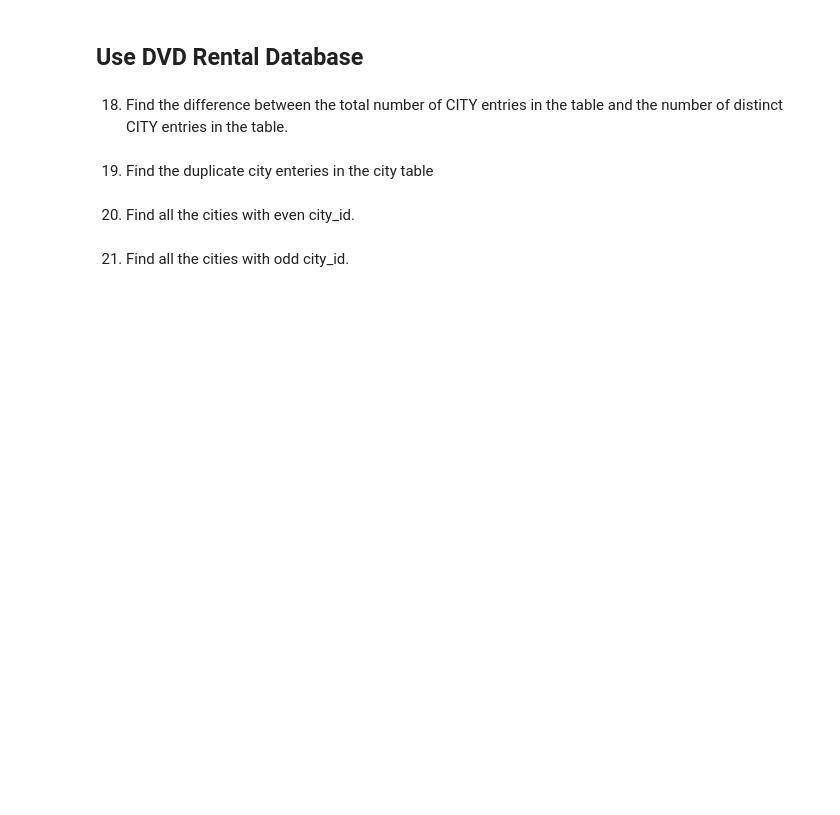
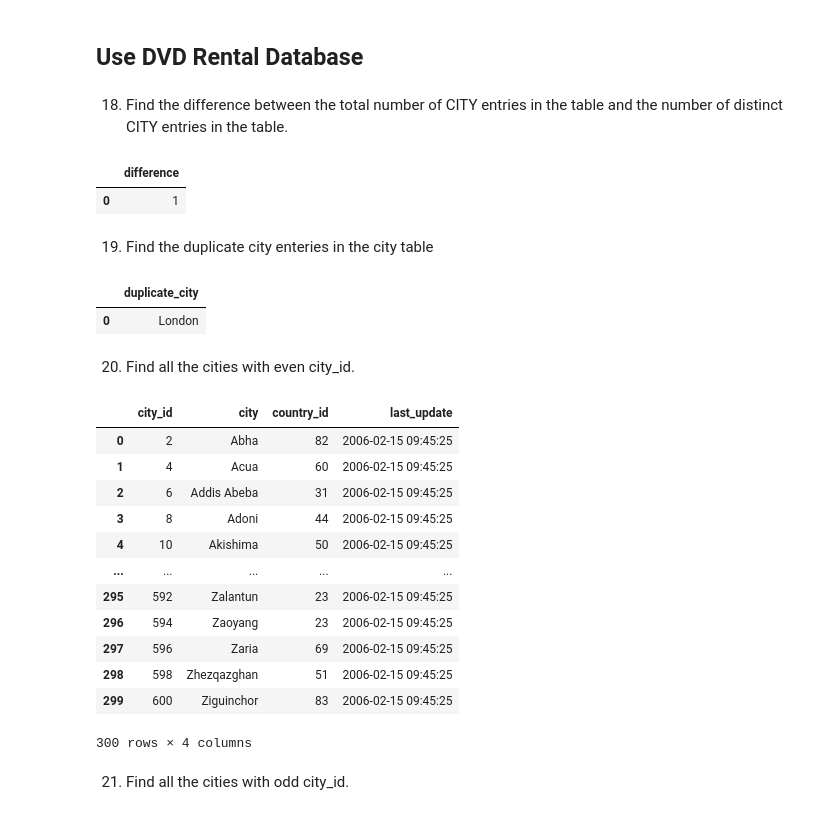
Before and after one commit to kal-nemi/postgresql-database-application, a Jupyter notebook: DatabaseApplication-Assignment-2.ipynb, the cells around one changed output. Saved outputs shown, nothing was run; the diff lists cells and outputs as text; code cells hidden in the pictures; blank space fills up the shorter version.

```diff
--- a/DatabaseApplication-Assignment-2.ipynb
+++ b/DatabaseApplication-Assignment-2.ipynb
@@ -47,10 +394,60 @@ import pandas.io.sql as sqlio
 # %% [markdown]
 ## Use DVD Rental Database
+# %%
+# Set up connection with DVD Rental Database
+conn = psycopg2.connect(user="postgres", password="vishal", host="localhost", database="DVDRental")
 # %% [markdown]
 18. Find the difference between the total number of CITY entries in the table and the number of distinct CITY entries in the table.
+# %%
+query = """
+SELECT COUNT(city) - COUNT(DISTINCT (city)) difference
+FROM city;
+"""
+#execute query and save it to a variable
+dataset = sqlio.read_sql_query(query,conn)
+dataset
+# %% [output]
+|  | difference |
+| 0 | 1 |
 # %% [markdown]
 19. Find the duplicate city enteries in the city table
+# %%
+query = """
+SELECT city duplicate_city
+FROM city
+GROUP BY city
+HAVING COUNT(city) > 1;
+"""
+#execute query and save it to a variable
+dataset = sqlio.read_sql_query(query,conn)
+dataset
+# %% [output]
+|  | duplicate_city |
+| 0 | London |
 # %% [markdown]
 20. Find all the cities with even city_id.
+# %%
+query = """
+SELECT *
+FROM city
+WHERE city_id % 2 = 0;
+"""
+#execute query and save it to a variable
+dataset = sqlio.read_sql_query(query,conn)
+dataset
+# %% [output]
+|  | city_id | city | country_id | last_update |
+| 0 | 2 | Abha | 82 | 2006-02-15 09:45:25 |
+| 1 | 4 | Acua | 60 | 2006-02-15 09:45:25 |
+| 2 | 6 | Addis Abeba | 31 | 2006-02-15 09:45:25 |
+| 3 | 8 | Adoni | 44 | 2006-02-15 09:45:25 |
+| 4 | 10 | Akishima | 50 | 2006-02-15 09:45:25 |
+| ... | ... | ... | ... | ... |
+| 295 | 592 | Zalantun | 23 | 2006-02-15 09:45:25 |
+| 296 | 594 | Zaoyang | 23 | 2006-02-15 09:45:25 |
+| 297 | 596 | Zaria | 69 | 2006-02-15 09:45:25 |
+| 298 | 598 | Zhezqazghan | 51 | 2006-02-15 09:45:25 |
+| 299 | 600 | Ziguinchor | 83 | 2006-02-15 09:45:25 |
+300 rows × 4 columns
 # %% [markdown]
 21. Find all the cities with odd city_id.
```
Also changed, not shown: parts of 28 cells of this notebook.
